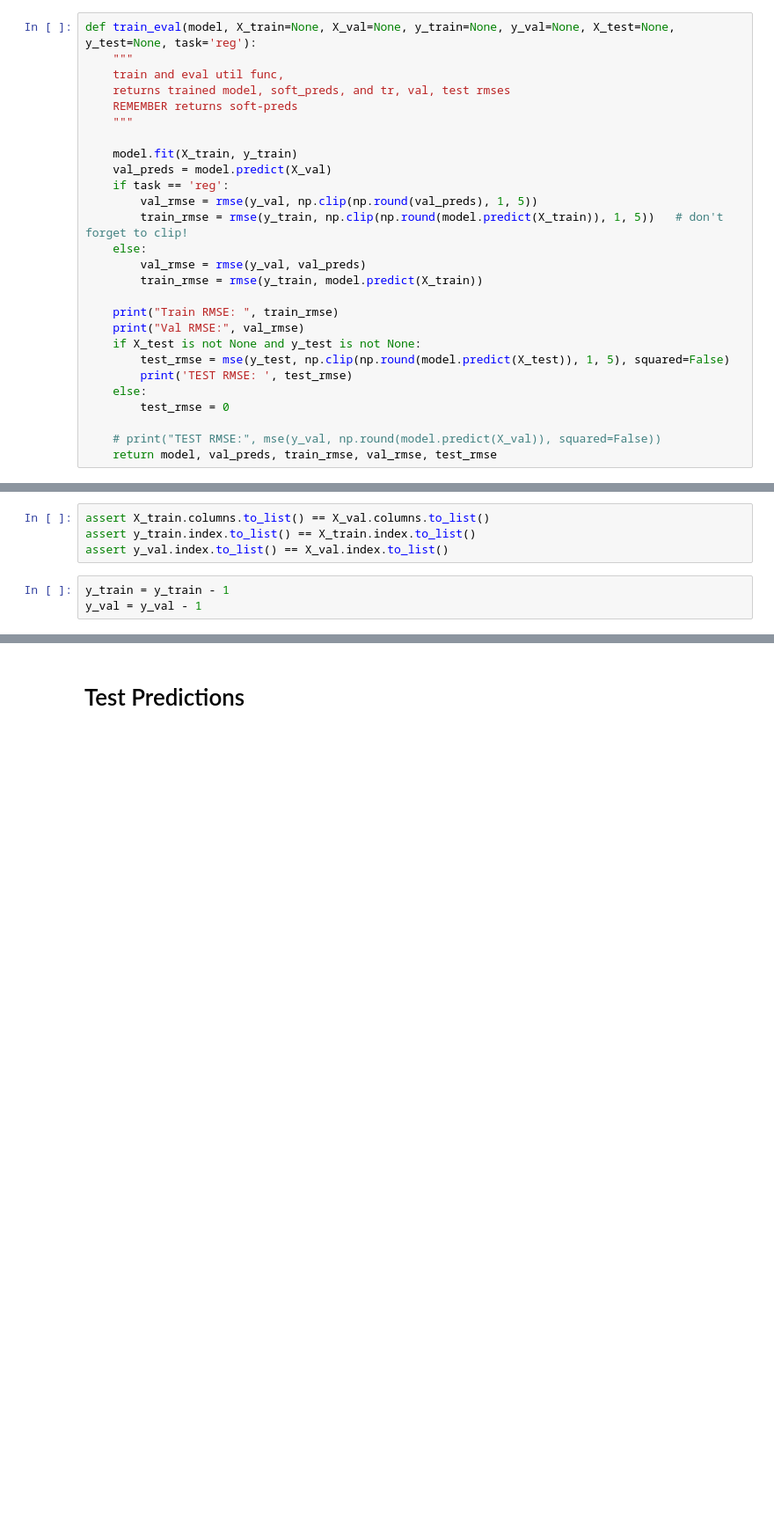
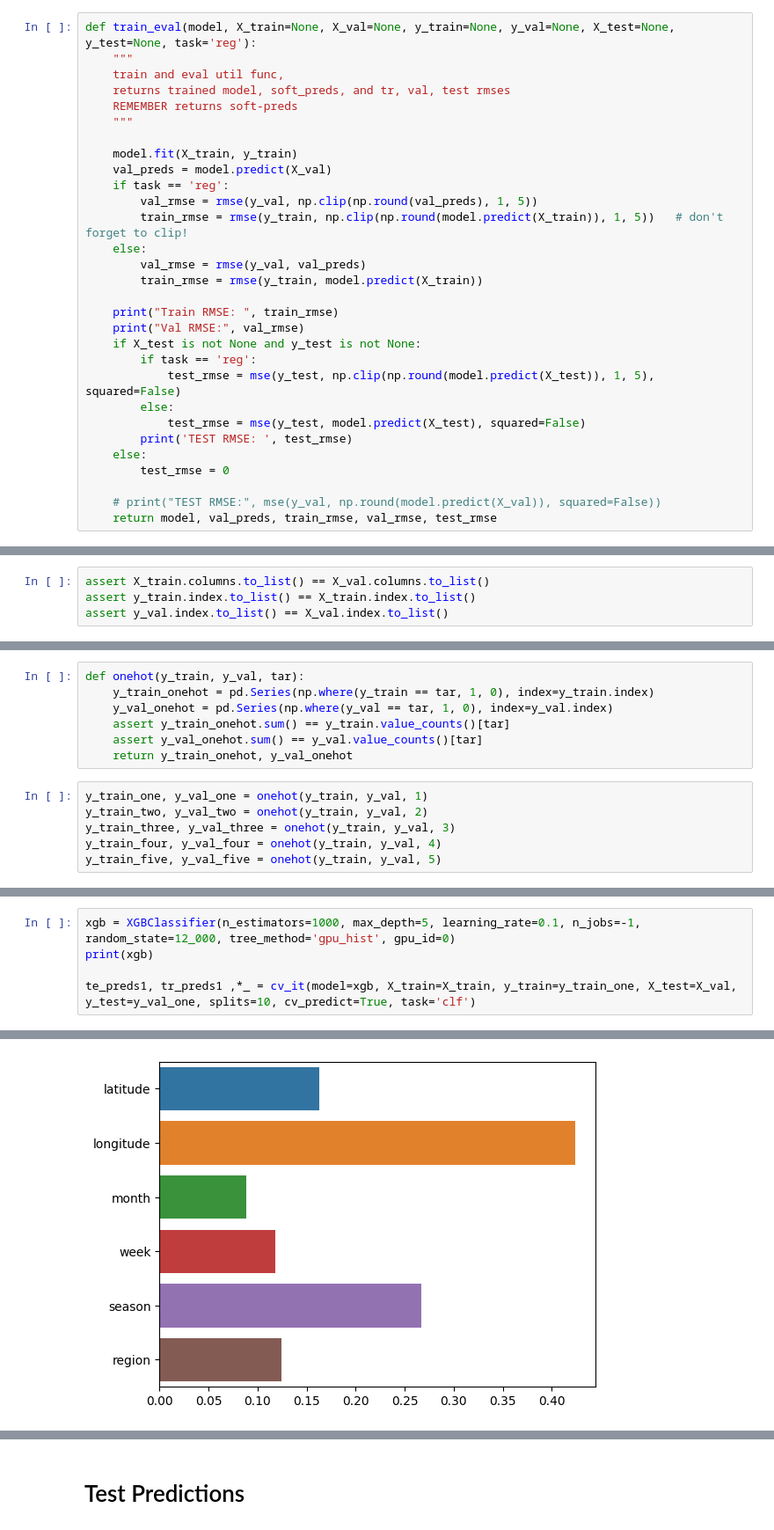
Before and after one commit to k-loki/Algal-bloom-Identification, a Jupyter notebook: notebooks/mt_data_again.ipynb, the cells around one changed output, grey strips where cells are left out. Shown at 88% size. Cells and saved outputs as stored; diff of their text form; blank space fills up the shorter version.

```diff
--- a/notebooks/mt_data_again.ipynb
+++ b/notebooks/mt_data_again.ipynb
@@ -182,7 +182,10 @@ def train_eval(model, X_train=None, X_val=None, y_train=None, y_val=None, X_test
     print("Train RMSE: ", train_rmse)
     print("Val RMSE:", val_rmse)
     if X_test is not None and y_test is not None:
-        test_rmse = mse(y_test, np.clip(np.round(model.predict(X_test)), 1, 5), squared=False)
+        if task == 'reg':
+            test_rmse = mse(y_test, np.clip(np.round(model.predict(X_test)), 1, 5), squared=False)
+        else:
+            test_rmse = mse(y_test, model.predict(X_test), squared=False)
         print('TEST RMSE: ', test_rmse)
     else:
         test_rmse = 0
@@ -527,6 +530,3 @@ y_val = val_data.severity
 assert X_train.columns.to_list() == X_val.columns.to_list()
 assert y_train.index.to_list() == X_train.index.to_list()
 assert y_val.index.to_list() == X_val.index.to_list()
-# %%
-y_train = y_train - 1
-y_val = y_val - 1
@@ -622,0 +533,13 @@ weighted avg       0.84      0.88      0.85       569
+# %%
+def onehot(y_train, y_val, tar):
+    y_train_onehot = pd.Series(np.where(y_train == tar, 1, 0), index=y_train.index)
+    y_val_onehot = pd.Series(np.where(y_val == tar, 1, 0), index=y_val.index)
+    assert y_train_onehot.sum() == y_train.value_counts()[tar]
+    assert y_val_onehot.sum() == y_val.value_counts()[tar]
+    return y_train_onehot, y_val_onehot
+# %%
+y_train_one, y_val_one = onehot(y_train, y_val, 1)
+y_train_two, y_val_two = onehot(y_train, y_val, 2)
+y_train_three, y_val_three = onehot(y_train, y_val, 3)
+y_train_four, y_val_four = onehot(y_train, y_val, 4)
+y_train_five, y_val_five = onehot(y_train, y_val, 5)
@@ -622,0 +555,6 @@ weighted avg       0.84      0.88      0.85       569
+# %%
+xgb = XGBClassifier(n_estimators=1000, max_depth=5, learning_rate=0.1, n_jobs=-1, random_state=12_000, tree_method='gpu_hist', gpu_id=0)
+print(xgb)
+
+te_preds1, tr_preds1 ,*_ = cv_it(model=xgb, X_train=X_train, y_train=y_train_one, X_test=X_val, y_test=y_val_one, splits=10, cv_predict=True, task='clf')
+# %% [output]
@@ -622,0 +578 @@ weighted avg       0.84      0.88      0.85       569
+[figure, added]
```
Also changed, not shown: parts of 47 cells of this notebook.
